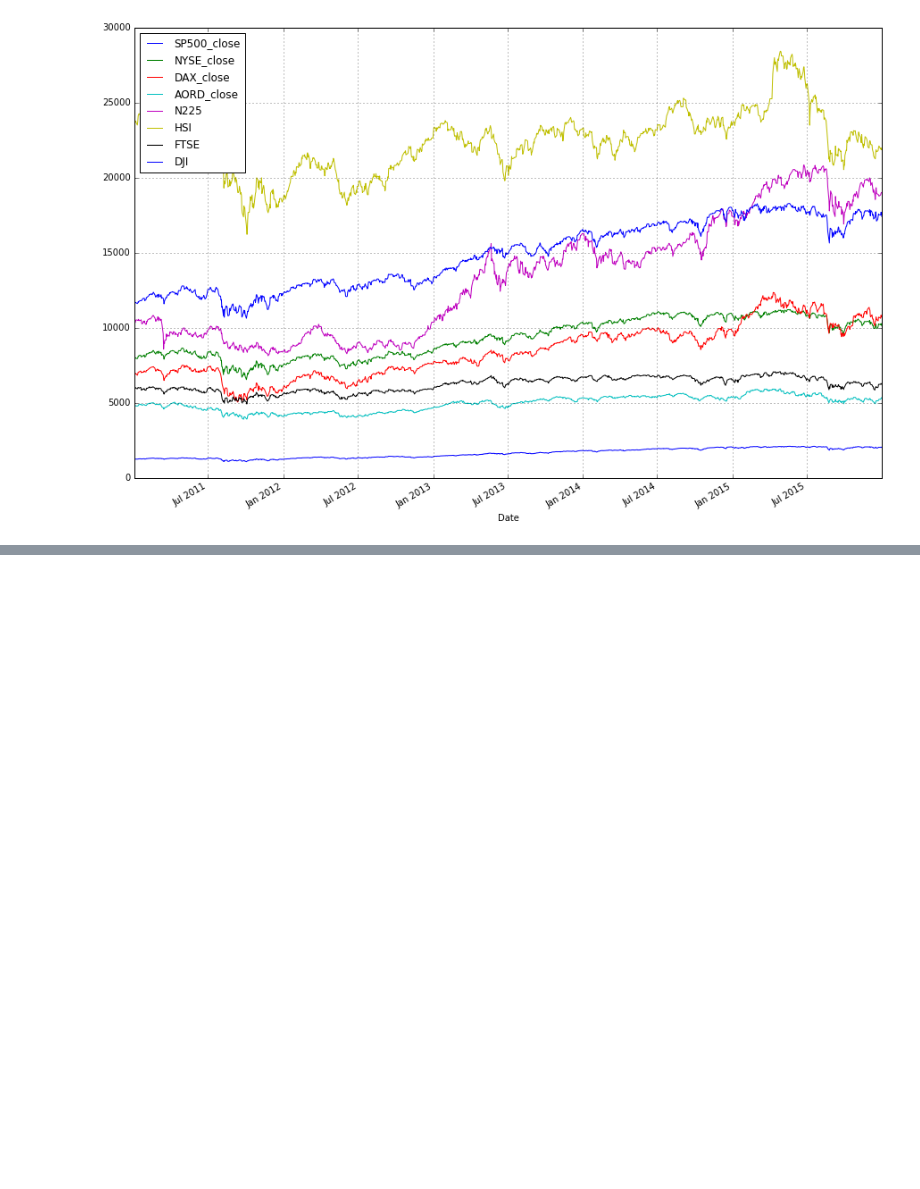
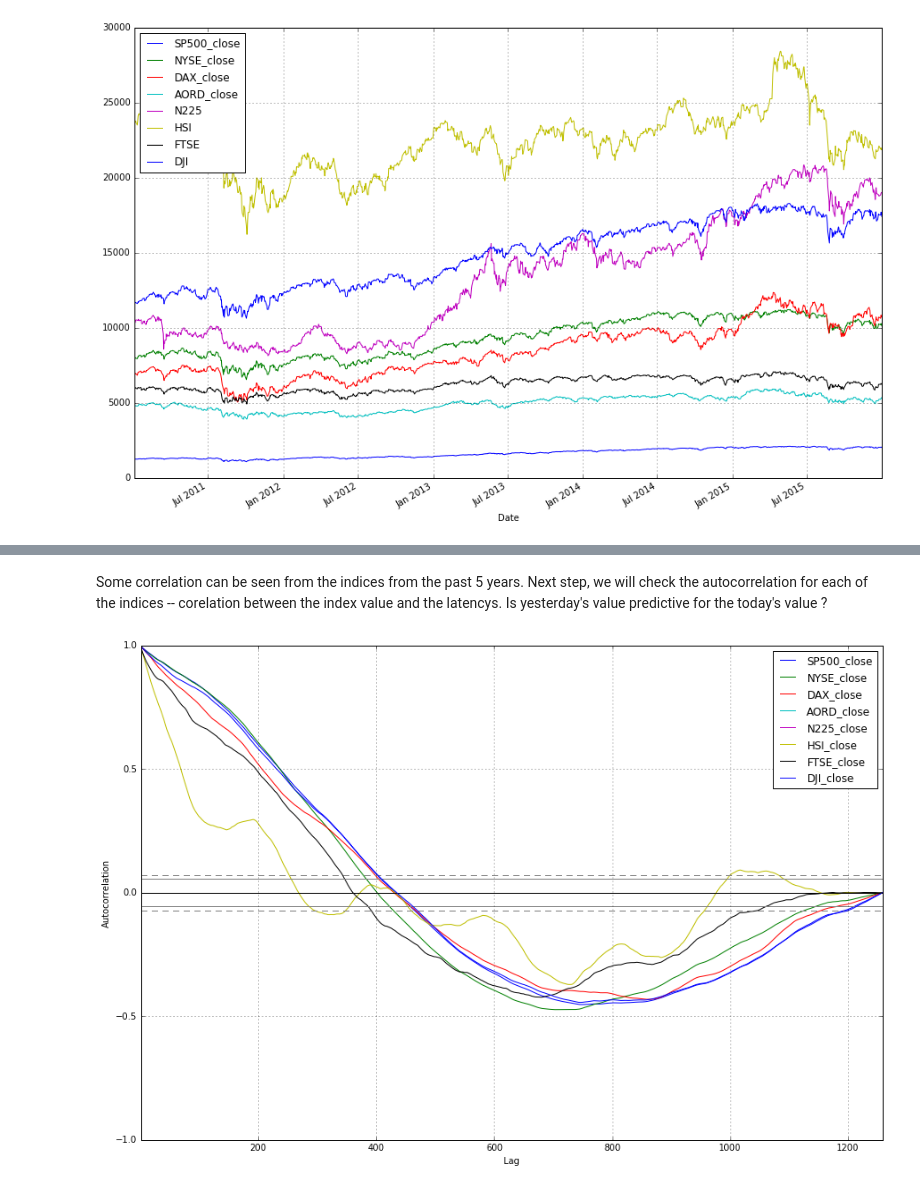
Before and after one commit to stevenyu530/NowcastingLibrary, a Jupyter notebook: IPythonNotebooks/MLFinancialTimeSeries.ipynb, the cells around one changed output, grey strips where cells are left out. Drawn from its saved outputs; the diff is of its cells as text; code cells hidden in the pictures; blank space fills up the shorter version.

```diff
--- a/IPythonNotebooks/MLFinancialTimeSeries.ipynb
+++ b/IPythonNotebooks/MLFinancialTimeSeries.ipynb
@@ -84,0 +87,20 @@ _ = pd.concat([closing_data['SP500_close_scaled'],
+# %% [markdown]
+Some correlation can be seen from the indices from the past 5 years. Next step, we will check the autocorrelation for each of the indices -- corelation between the index value and the latencys. Is yesterday's value predictive for the today's value ?
+# %%
+fig = plt.figure()
+fig.set_figwidth(15)
+fig.set_figheight(10)
+
+_ = autocorrelation_plot(closing_data['SP500_close'], label = 'SP500_close')
+_ = autocorrelation_plot(closing_data['NYSE_close'], label = 'NYSE_close')
+_ = autocorrelation_plot(closing_data['DAX_close'], label = 'DAX_close')
+_ = autocorrelation_plot(closing_data['AORD_close'], label = 'AORD_close')
+_ = autocorrelation_plot(closing_data['N225_close'], label = 'N225_close')
+_ = autocorrelation_plot(closing_data['HSI_close'], label = 'HSI_close')
+_ = autocorrelation_plot(closing_data['FTSE_close'], label = 'FTSE_close')
+_ = autocorrelation_plot(closing_data['DJI_close'], label = 'DJI_close')
+
+plt.legend(loc='upper right')
+plt.grid()
+# %% [output]
+[figure, added]
```
Also changed, not shown: parts of 2 cells of this notebook.
